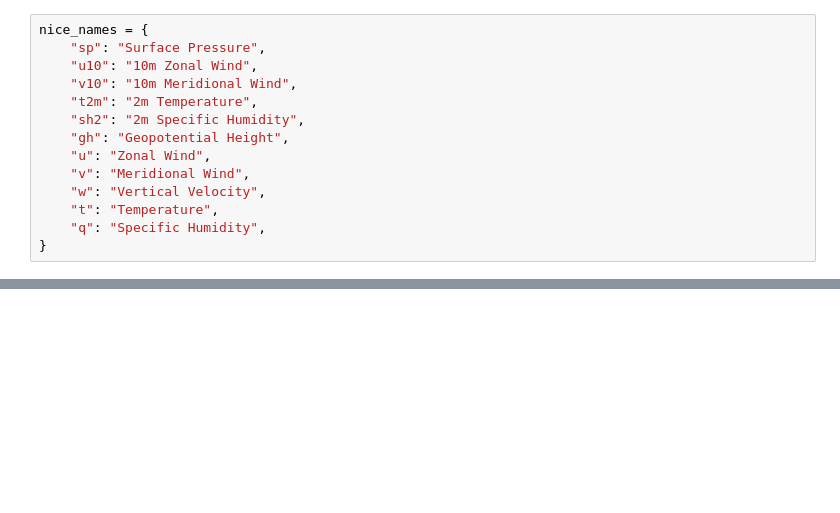
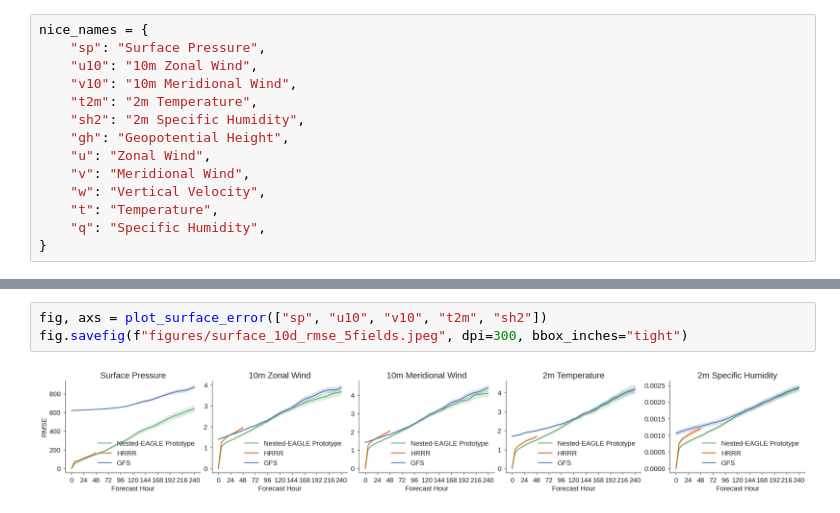
Before and after one commit to timothyas/nested-eagle, a Jupyter notebook: v0/10percent/plot_rmse_vs_baselines.ipynb, the cells around one changed output, grey strips where cells are left out. Drawn from its saved outputs; the diff is of its cells as text; blank space fills up the shorter version.

```diff
--- a/v0/10percent/plot_rmse_vs_baselines.ipynb
+++ b/v0/10percent/plot_rmse_vs_baselines.ipynb
@@ -63,0 +84,5 @@ fig.savefig(f"figures/surface_rmse_2fields.jpeg", dpi=300, bbox_inches="tight")
+# %%
+fig, axs = plot_surface_error(["sp", "u10", "v10", "t2m", "sh2"])
+fig.savefig(f"figures/surface_10d_rmse_5fields.jpeg", dpi=300, bbox_inches="tight")
+# %% [output]
+[figure, added]
```
Also changed, not shown: parts of 14 cells of this notebook, 2 other files.
